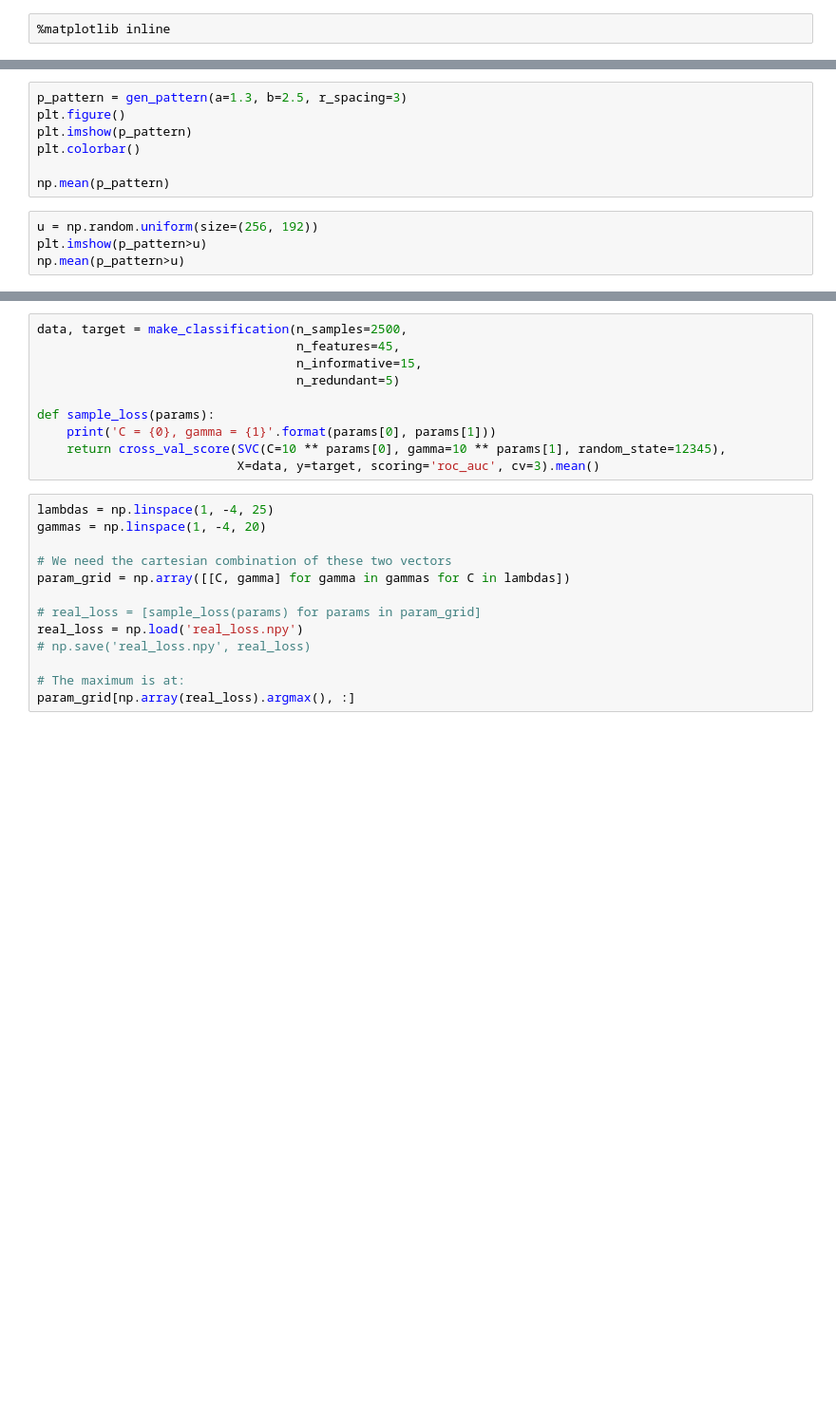
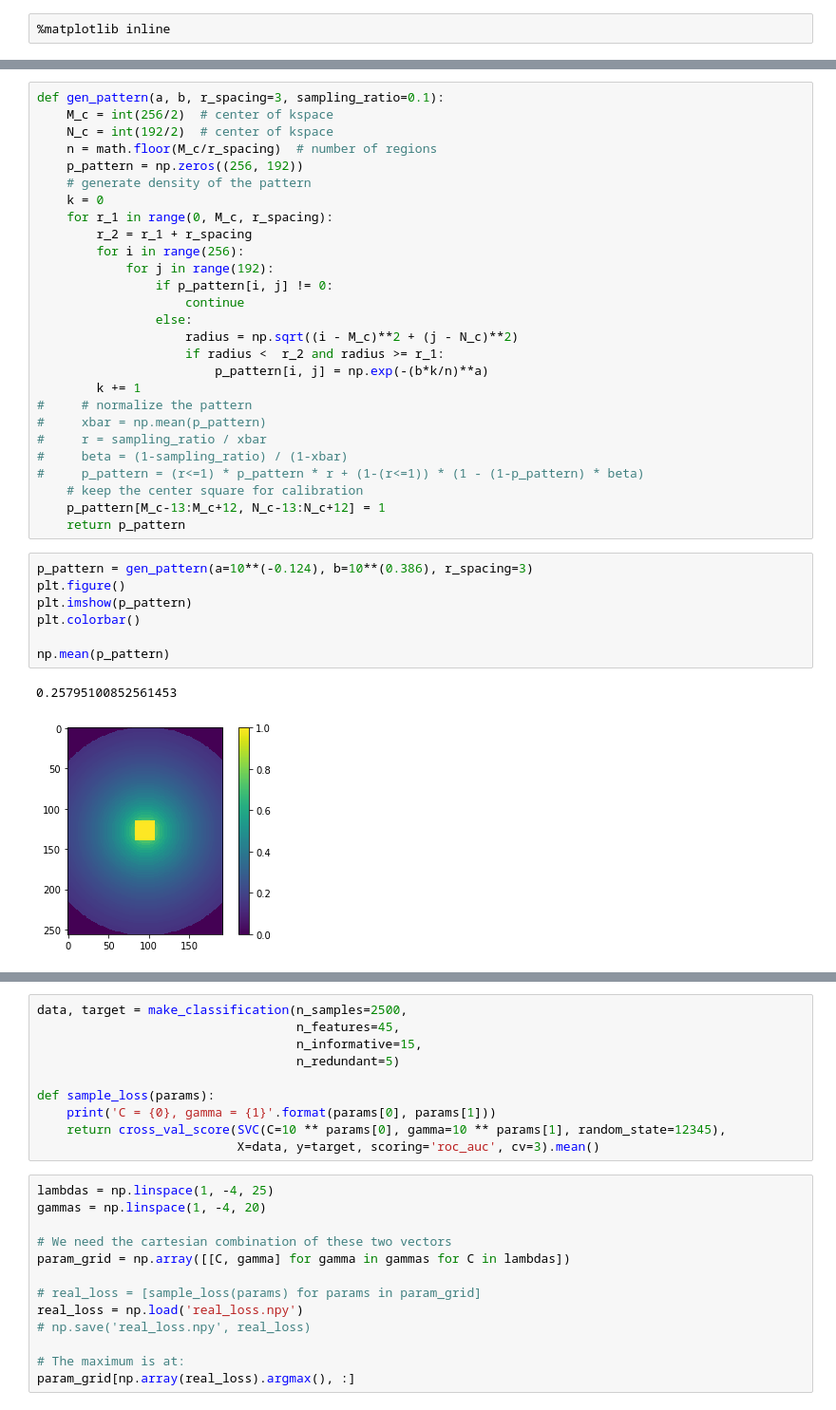
Before and after one commit to Jinwei1209/LARO, a Jupyter notebook: bayesOpt/sum-opt.ipynb, the cells around one changed output, grey strips where cells are left out. Shown at 95% size. Cells and saved outputs as stored; diff of their text form; blank space fills up the shorter version.

```diff
--- a/bayesOpt/sum-opt.ipynb
+++ b/bayesOpt/sum-opt.ipynb
@@ -16,11 +13,37 @@ ImportError: No module named models.dc_st_pmask
+# %%
+def gen_pattern(a, b, r_spacing=3, sampling_ratio=0.1):
+    M_c = int(256/2)  # center of kspace
+    N_c = int(192/2)  # center of kspace
+    n = math.floor(M_c/r_spacing)  # number of regions
+    p_pattern = np.zeros((256, 192))
+    # generate density of the pattern
+    k = 0
+    for r_1 in range(0, M_c, r_spacing):
+        r_2 = r_1 + r_spacing
+        for i in range(256):
+            for j in range(192):
+                if p_pattern[i, j] != 0:
+                    continue
+                else:
+                    radius = np.sqrt((i - M_c)**2 + (j - N_c)**2)
+                    if radius <  r_2 and radius >= r_1:
+                        p_pattern[i, j] = np.exp(-(b*k/n)**a)
+        k += 1
+#     # normalize the pattern
+#     xbar = np.mean(p_pattern)
+#     r = sampling_ratio / xbar
+#     beta = (1-sampling_ratio) / (1-xbar)
+#     p_pattern = (r<=1) * p_pattern * r + (1-(r<=1)) * (1 - (1-p_pattern) * beta)
+    # keep the center square for calibration
+    p_pattern[M_c-13:M_c+12, N_c-13:N_c+12] = 1
+    return p_pattern
 # %%
-p_pattern = gen_pattern(a=1.3, b=2.5, r_spacing=3)
+p_pattern = gen_pattern(a=10**(-0.124), b=10**(0.386), r_spacing=3)
 plt.figure()
 plt.imshow(p_pattern)
 plt.colorbar()
 
 np.mean(p_pattern)
+# %% [output]
+0.25795100852561453
+[figure, added]
-# %%
-u = np.random.uniform(size=(256, 192))
-plt.imshow(p_pattern>u)
-np.mean(p_pattern>u)
```
Also changed, not shown: parts of 3 cells of this notebook, 13 other files.
